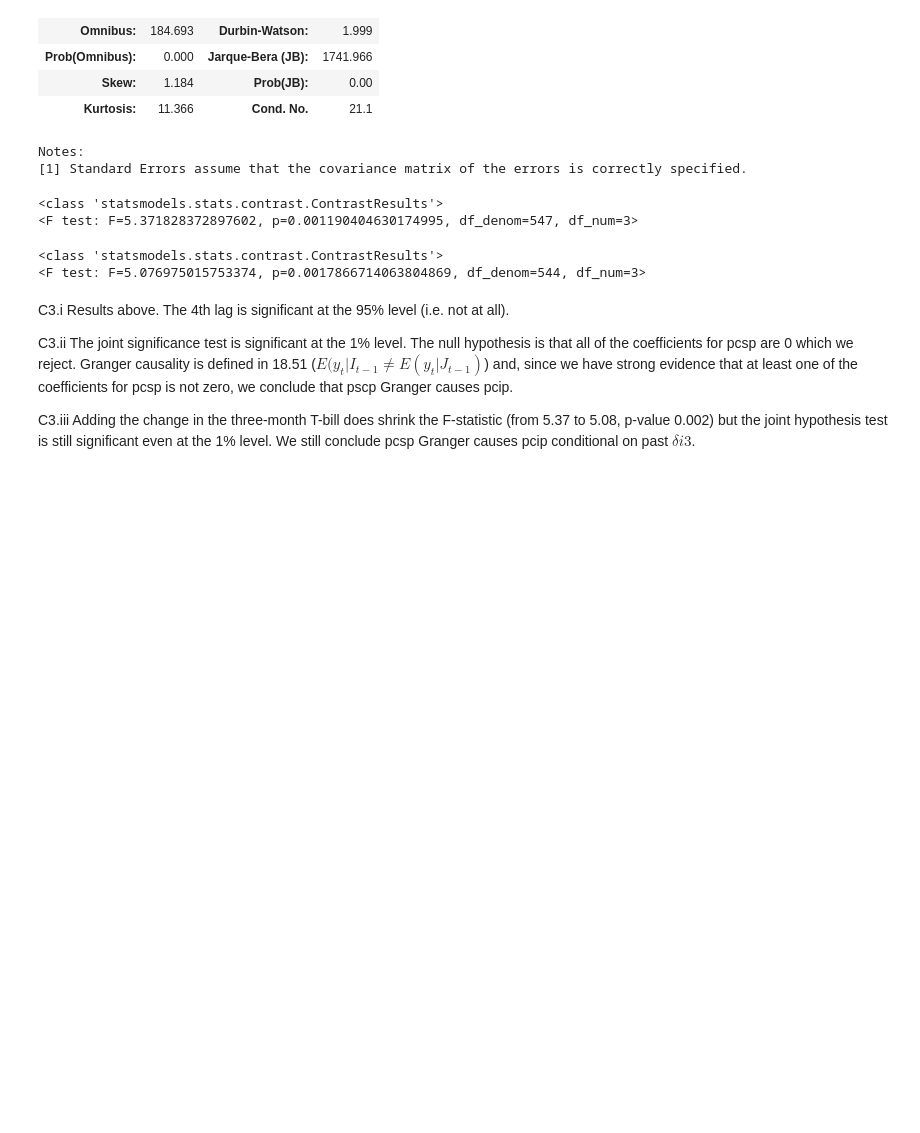
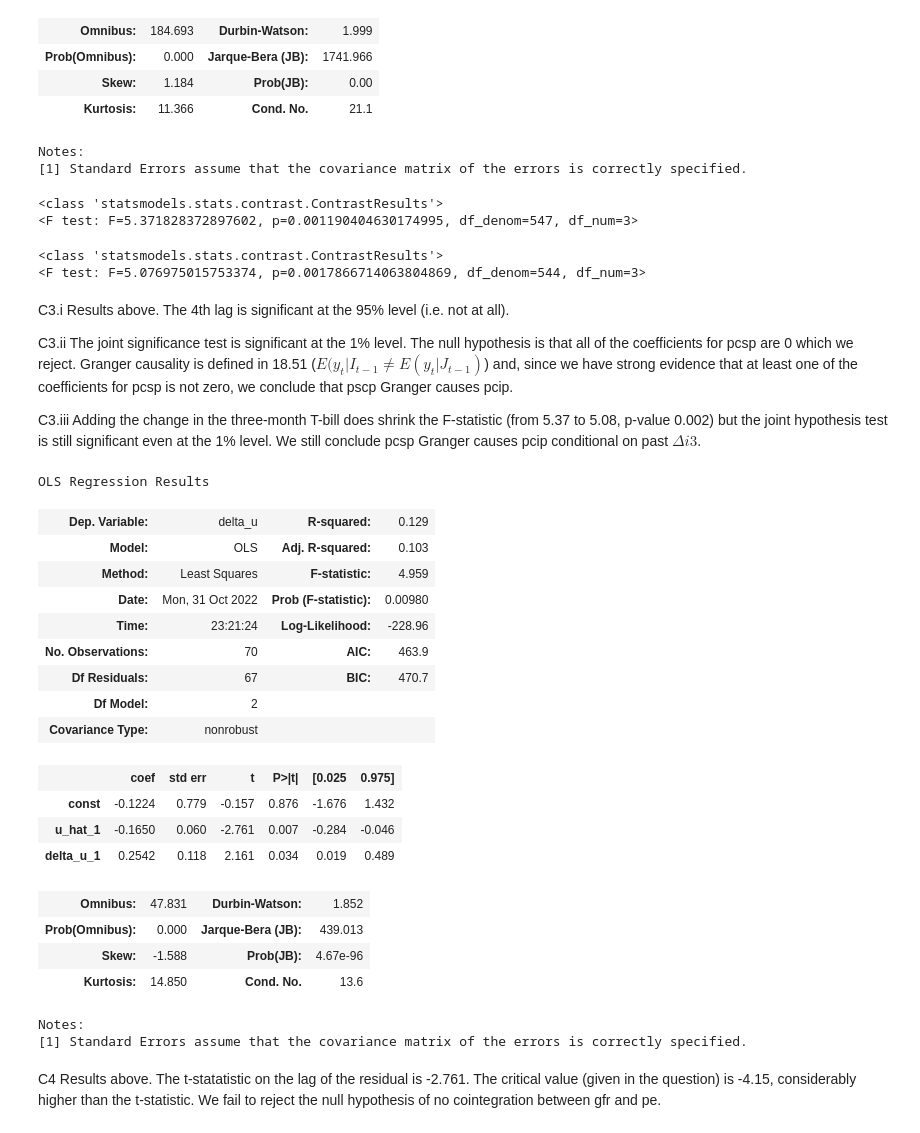
Before and after one commit to systemchalk/wooldridge_workbook, a Jupyter notebook: ch18.ipynb, the cells around one changed output. Saved outputs shown, nothing was run; the diff lists cells and outputs as text; code cells hidden in the pictures; blank space fills up the shorter version.

```diff
--- a/ch18.ipynb
+++ b/ch18.ipynb
@@ -214,4 +214,39 @@ C3.i Results above. The 4th lag is significant at the 95% level (i.e. not at all
 
 C3.ii The joint significance test is significant at the 1% level. The null hypothesis is that all of the coefficients for pcsp are 0 which we reject. Granger causality is defined in 18.51 ($E(y_t|I_{t-1} \neq E(y_t|J_{t-1})$) and, since we have strong evidence that at least one of the coefficients for pcsp is not zero, we conclude that pscp Granger causes pcip.
 
-C3.iii Adding the change in the three-month T-bill does shrink the F-statistic (from 5.37 to 5.08, p-value 0.002) but the joint hypothesis test is still significant even at the 1% level. We still conclude pcsp Granger causes pcip conditional on past $\delta i3$.
+C3.iii Adding the change in the three-month T-bill does shrink the F-statistic (from 5.37 to 5.08, p-value 0.002) but the joint hypothesis test is still significant even at the 1% level. We still conclude pcsp Granger causes pcip conditional on past $\Delta i3$.
+# %%
+# Exercise 4
+fertil3 = pd.read_stata("./stata/FERTIL3.DTA")
+X = sm.add_constant(fertil3[["pe", "t", "tsq"]])
+model = sm.OLS(fertil3["gfr"], X, missing="drop").fit()
+fertil3["u_hat"] = model.resid
+fertil3["u_hat_1"] = model.resid.shift(1)
+fertil3["delta_u"] = fertil3["u_hat"] - fertil3["u_hat_1"]
+fertil3["delta_u_1"] = fertil3["u_hat_1"] - fertil3["u_hat_1"].shift(1)
+X = sm.add_constant(fertil3[["u_hat_1", "delta_u_1"]])
+
+sm.OLS(fertil3["delta_u"], X, missing="drop").fit().summary()
+# %% [output]
+OLS Regression Results
+| Dep. Variable: | delta_u | R-squared: | 0.129 |
+| Model: | OLS | Adj. R-squared: | 0.103 |
+| Method: | Least Squares | F-statistic: | 4.959 |
+| Date: | Mon, 31 Oct 2022 | Prob (F-statistic): | 0.00980 |
+| Time: | 23:21:24 | Log-Likelihood: | -228.96 |
+| No. Observations: | 70 | AIC: | 463.9 |
+| Df Residuals: | 67 | BIC: | 470.7 |
+| Df Model: | 2 |  |  |
+| Covariance Type: | nonrobust |  |  |
+|  | coef | std err | t | P>|t| | [0.025 | 0.975] |
+| const | -0.1224 | 0.779 | -0.157 | 0.876 | -1.676 | 1.432 |
+| u_hat_1 | -0.1650 | 0.060 | -2.761 | 0.007 | -0.284 | -0.046 |
+| delta_u_1 | 0.2542 | 0.118 | 2.161 | 0.034 | 0.019 | 0.489 |
+| Omnibus: | 47.831 | Durbin-Watson: | 1.852 |
+| Prob(Omnibus): | 0.000 | Jarque-Bera (JB): | 439.013 |
+| Skew: | -1.588 | Prob(JB): | 4.67e-96 |
+| Kurtosis: | 14.850 | Cond. No. | 13.6 |
+Notes:
+[1] Standard Errors assume that the covariance matrix of the errors is correctly specified.
+# %% [markdown]
+C4 Results above. The t-statatistic on the lag of the residual is -2.761. The critical value (given in the question) is -4.15, considerably higher than the t-statistic. We fail to reject the null hypothesis of no cointegration between gfr and pe.
```
Also changed, not shown: parts of 6 cells of this notebook.
